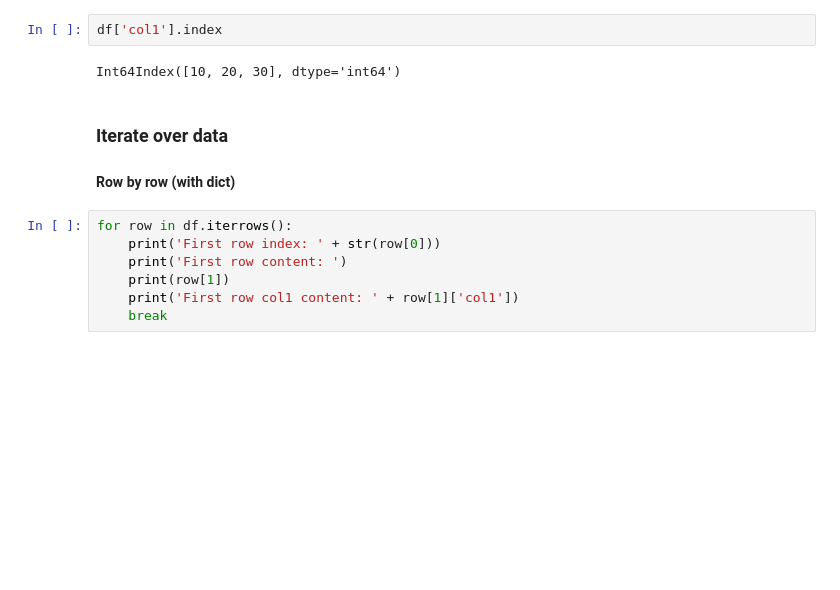
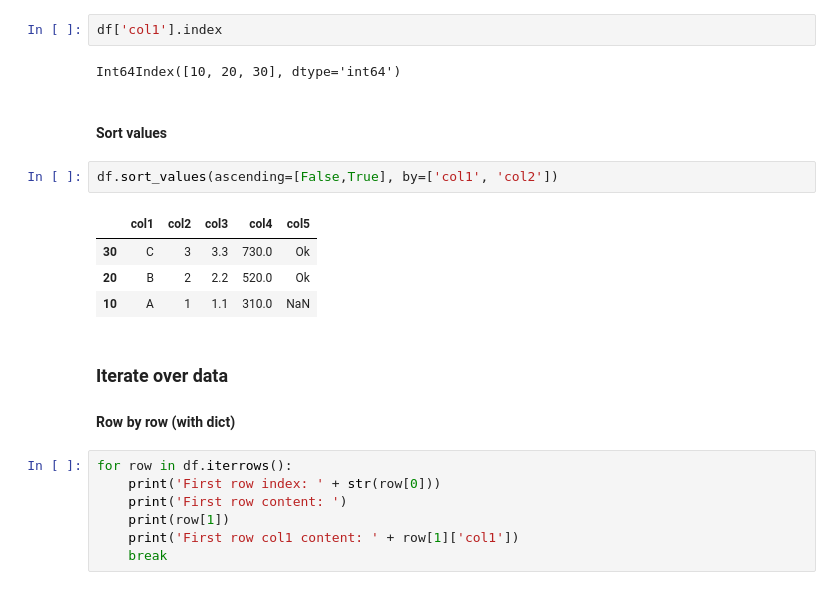
Before and after one commit to antitoine/ADAEFPL-Tips, a Jupyter notebook: 00 - General.ipynb, the cells around one changed output. Saved outputs shown, nothing was run; the diff lists cells and outputs as text; blank space fills up the shorter version.

```diff
--- a/00 - General.ipynb
+++ b/00 - General.ipynb
@@ -181,6 +189,15 @@ array(['A', 'B', 'C'], dtype=object)
 df['col1'].index
 # %% [output]
 Int64Index([10, 20, 30], dtype='int64')
+# %% [markdown]
+#### Sort values
+# %%
+df.sort_values(ascending=[False,True], by=['col1', 'col2'])
+# %% [output]
+|  | col1 | col2 | col3 | col4 | col5 |
+| 30 | C | 3 | 3.3 | 730.0 | Ok |
+| 20 | B | 2 | 2.2 | 520.0 | Ok |
+| 10 | A | 1 | 1.1 | 310.0 | NaN |
 # %% [markdown]
 ### Iterate over data
 
```
Also changed, not shown: parts of 25 cells of this notebook, 1 other file.
